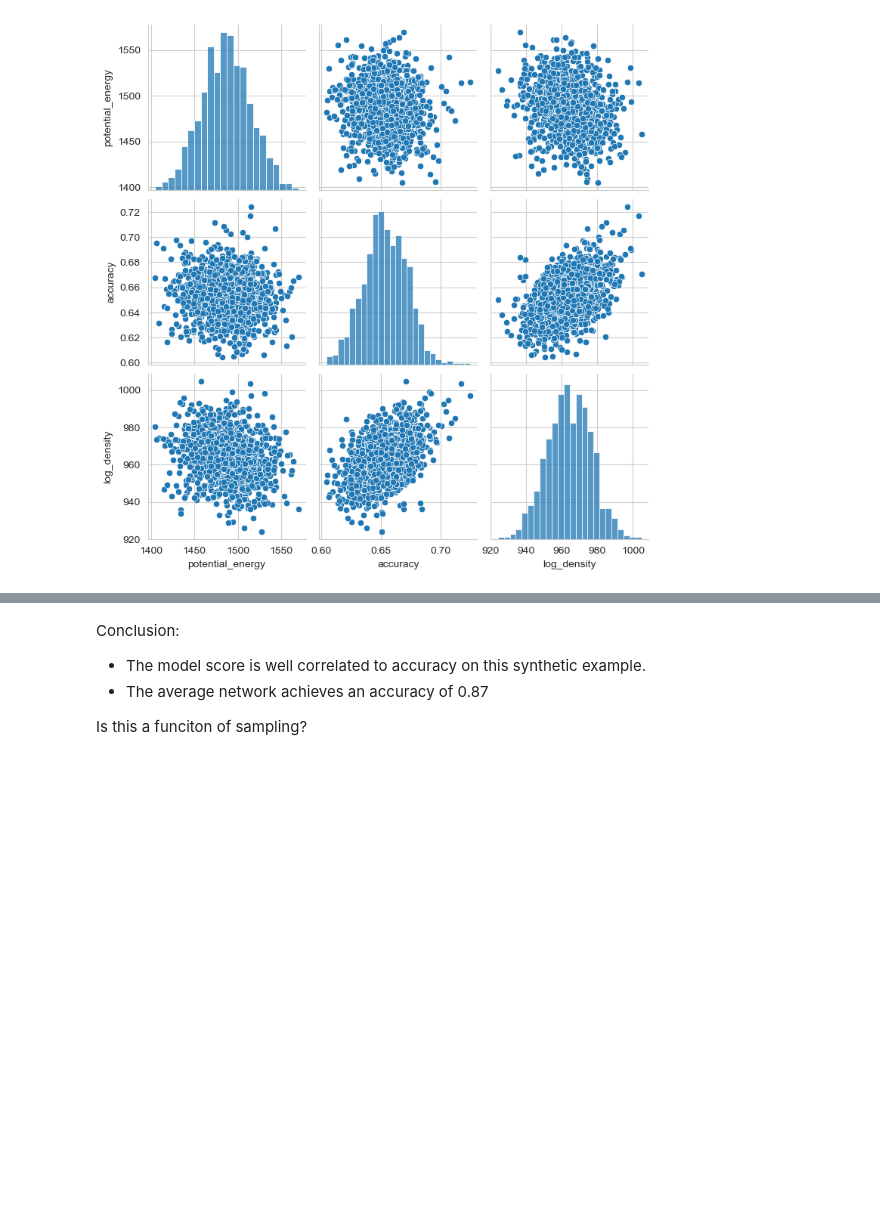
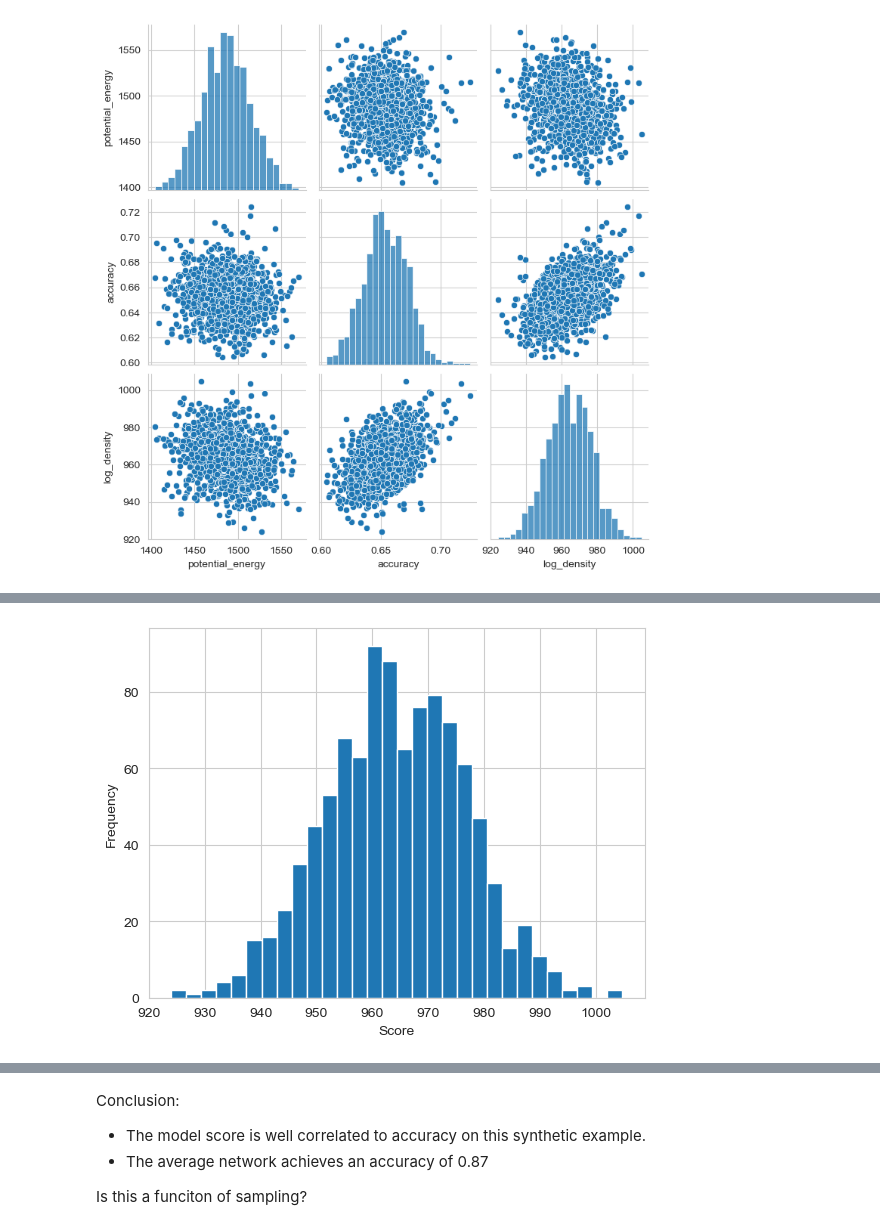
Before and after one commit to vipul2732/inm, a Jupyter notebook: notebooks/SyntheticBenchmark50.ipynb, the cells around one changed output, grey strips where cells are left out. Drawn from its saved outputs; the diff is of its cells as text; code cells hidden in the pictures; blank space fills up the shorter version.

```diff
--- a/notebooks/SyntheticBenchmark50.ipynb
+++ b/notebooks/SyntheticBenchmark50.ipynb
@@ -321,0 +346,7 @@ _model_variations.model14
+# %%
+plt.hist(-scores, bins=30)
+plt.xlabel("Score")
+plt.ylabel("Frequency")
+plt.show()
+# %% [output]
+[figure, added]
```
Also changed, not shown: parts of 8 cells of this notebook.
